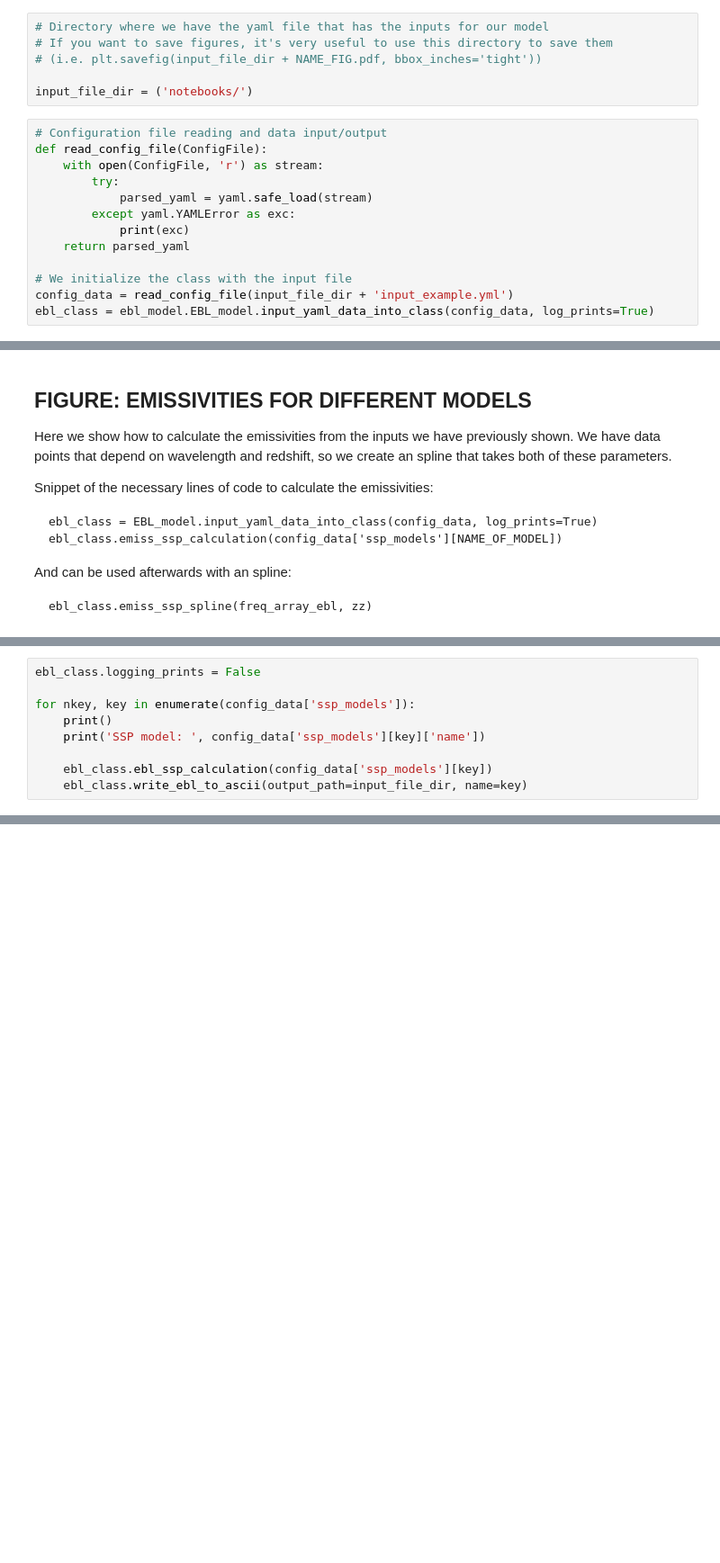
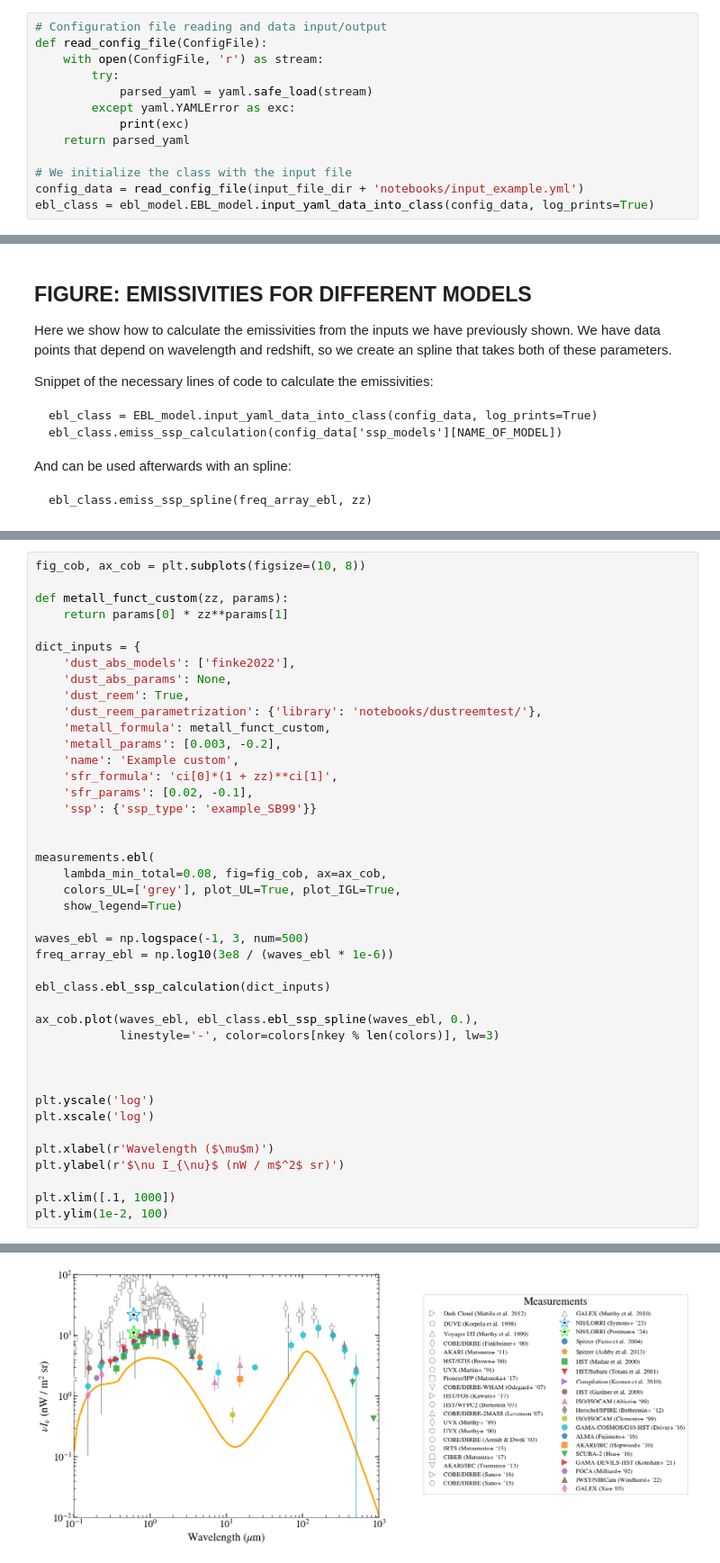
Before and after one commit to saraporrasbedmar/niebla, a Jupyter notebook: notebooks/ebl_outputs.ipynb, the cells around one changed output, grey strips where cells are left out. Shown at 90% size. Cells and saved outputs as stored; diff of their text form; blank space fills up the shorter version.

Commit message:
notebooks outputs

```diff
--- a/notebooks/ebl_outputs.ipynb
+++ b/notebooks/ebl_outputs.ipynb
@@ -71,12 +71,6 @@ markers = ['.', 'x', '+', '*', '^', '>', '<']
 color_ssp = ['b', 'orange', 'k', 'r', 'green', 'grey', 'limegreen', 'purple', 'brown']
 # %% [markdown]
 # Configuration file reading and data input/output
-# %%
-# Directory where we have the yaml file that has the inputs for our model
-# If you want to save figures, it's very useful to use this directory to save them
-# (i.e. plt.savefig(input_file_dir + NAME_FIG.pdf, bbox_inches='tight'))
-
-input_file_dir = ('notebooks/')
 # %%
 # Configuration file reading and data input/output
 def read_config_file(ConfigFile):
@@ -88,6 +82,6 @@ def read_config_file(ConfigFile):
     return parsed_yaml
 
 # We initialize the class with the input file
-config_data = read_config_file(input_file_dir + 'input_example.yml')
+config_data = read_config_file(input_file_dir + 'notebooks/input_example.yml')
 ebl_class = ebl_model.EBL_model.input_yaml_data_into_class(config_data, log_prints=True)
 # %% [output]
@@ -419,12 +339,3 @@ The first row contains the m redshift values.
 The remaining values (n x m) are the EBL photon density values in nW / m$^2$ sr.
 
 The entry [0,0] is empty.
-# %%
-ebl_class.logging_prints = False
-
-for nkey, key in enumerate(config_data['ssp_models']):
-    print()
-    print('SSP model: ', config_data['ssp_models'][key]['name'])
-
-    ebl_class.ebl_ssp_calculation(config_data['ssp_models'][key])
-    ebl_class.write_ebl_to_ascii(output_path=input_file_dir, name=key)
@@ -430,0 +467,43 @@ for nkey, key in enumerate(config_data['ssp_models']):
+# %%
+fig_cob, ax_cob = plt.subplots(figsize=(10, 8))
+
+def metall_funct_custom(zz, params):
+    return params[0] * zz**params[1]
+
+dict_inputs = {
+    'dust_abs_models': ['finke2022'],
+    'dust_abs_params': None,
+    'dust_reem': True,
+    'dust_reem_parametrization': {'library': 'notebooks/dustreemtest/'},
+    'metall_formula': metall_funct_custom,
+    'metall_params': [0.003, -0.2],
+    'name': 'Example custom',
+    'sfr_formula': 'ci[0]*(1 + zz)**ci[1]',
+    'sfr_params': [0.02, -0.1],
+    'ssp': {'ssp_type': 'example_SB99'}}
+
+
+measurements.ebl(
+    lambda_min_total=0.08, fig=fig_cob, ax=ax_cob,
+    colors_UL=['grey'], plot_UL=True, plot_IGL=True,
+    show_legend=True)
+
+waves_ebl = np.logspace(-1, 3, num=500)
+freq_array_ebl = np.log10(3e8 / (waves_ebl * 1e-6))
+
+ebl_class.ebl_ssp_calculation(dict_inputs)
+
+ax_cob.plot(waves_ebl, ebl_class.ebl_ssp_spline(waves_ebl, 0.),
+            linestyle='-', color=colors[nkey % len(colors)], lw=3)
+
+
+
+plt.yscale('log')
+plt.xscale('log')
+
+plt.xlabel(r'Wavelength ($\mu$m)')
+plt.ylabel(r'$\nu I_{\nu}$ (nW / m$^2$ sr)')
+
+plt.xlim([.1, 1000])
+plt.ylim(1e-2, 100)
+# %% [output]
@@ -430,0 +532 @@ for nkey, key in enumerate(config_data['ssp_models']):
+[figure, added]
```
Also changed, not shown: parts of 10 cells of this notebook, 4 other files.
